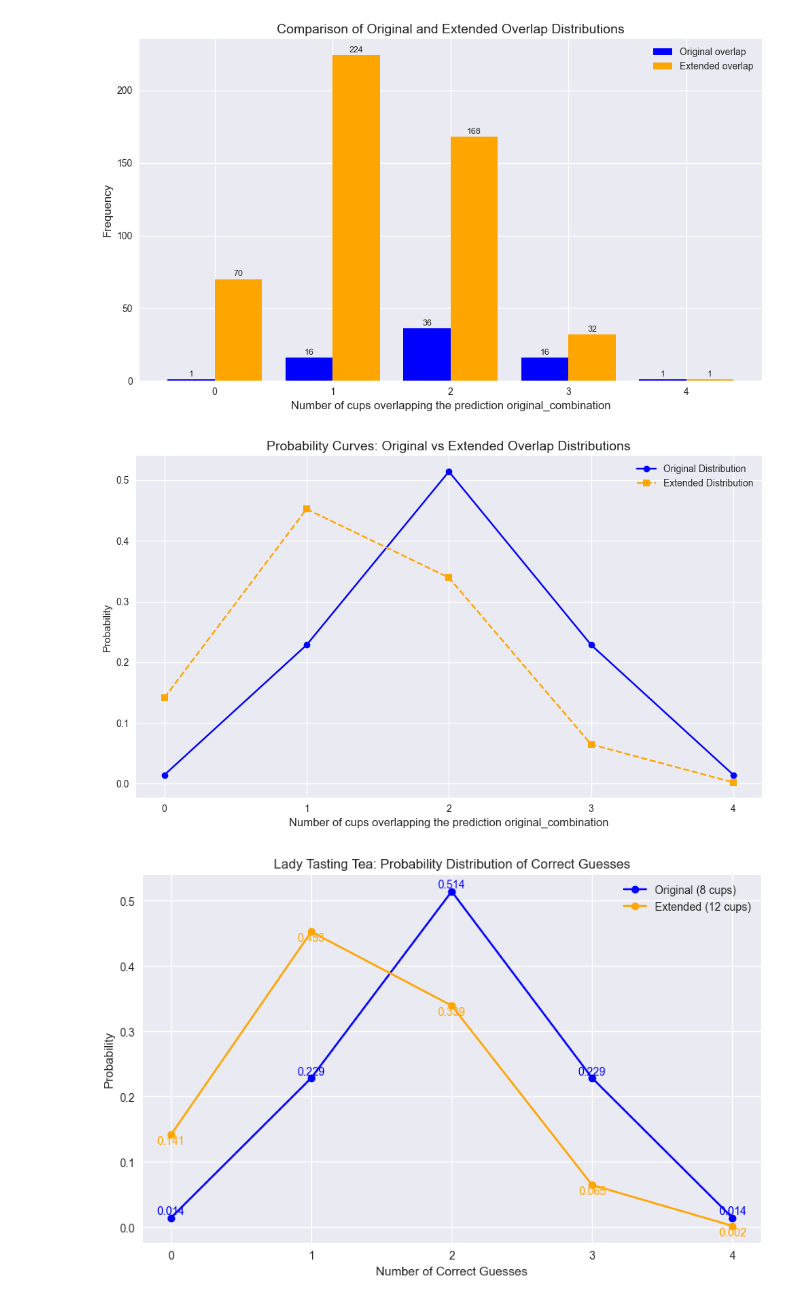
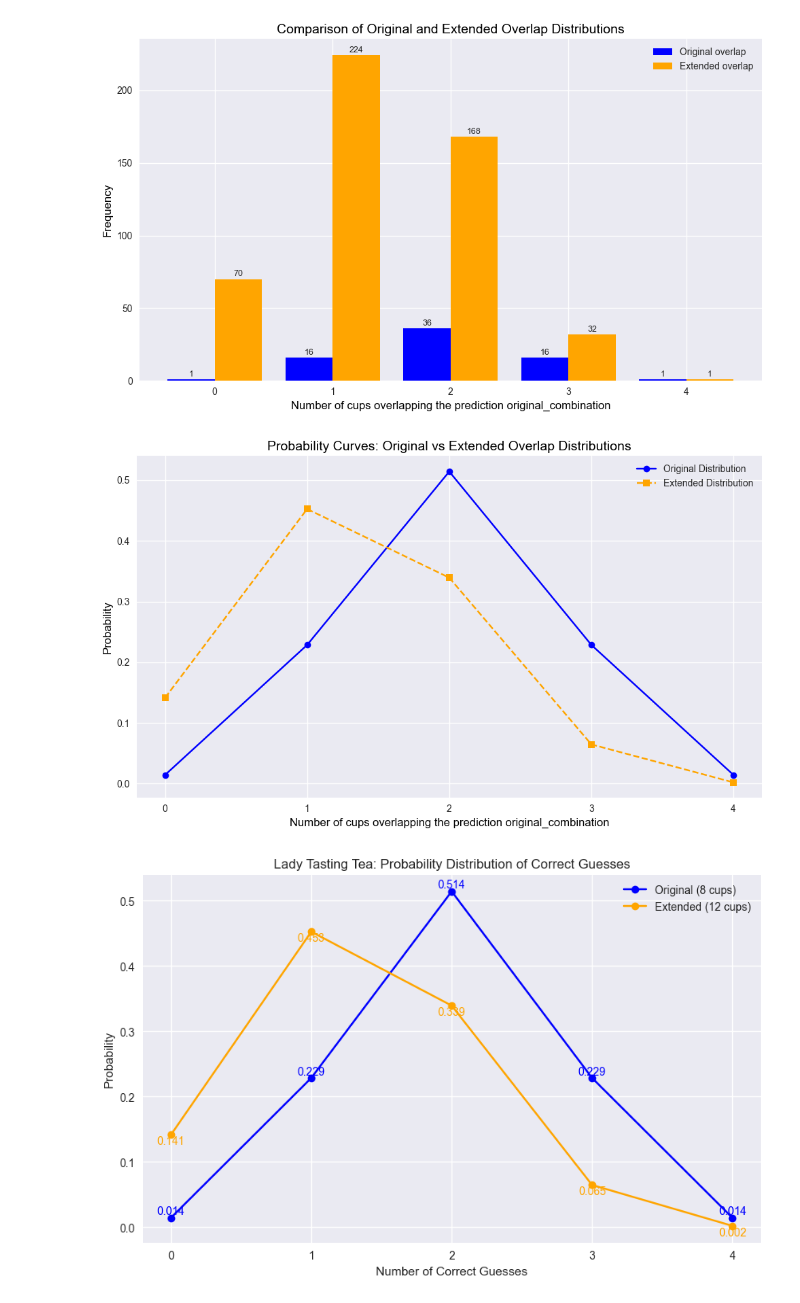
Before and after one commit to Laura6826/applied-statistics-8651, a Jupyter notebook: problems.ipynb, the cells around one changed output. Saved outputs shown, nothing was run; the diff lists cells and outputs as text; code cells hidden in the pictures.

```diff
--- a/problems.ipynb
+++ b/problems.ipynb
@@ -301,35 +301,35 @@ plt.show()
 # %%
 # Creating overlay plot of probability curves for original and extended overlap distributions
 # Original and extended frequency data
 original_counts = (np.array([0, 1, 2, 3, 4]), np.array([1, 16, 36, 16, 1]))
 extended_counts = (np.array([0, 1, 2, 3, 4]), np.array([70, 224, 168, 32, 1]))
 
 # Normalize to convert frequencies into probabilities
 original_probs = original_counts[1] / np.sum(original_counts[1])
 extended_probs = extended_counts[1] / np.sum(extended_counts[1])
 
 # Create the plot
 plt.style.use('seaborn-v0_8') # the -v0_8 version of the seaborn style is used for better aesthetics, as 'seaborn' alone has depreciated.
 plt.figure(figsize=(10, 6))
 
 # Plot original probability curve
 plt.plot(original_counts[0], original_probs, label='Original Distribution', color='blue', linestyle='-', marker='o')
 
 # Plot extended probability curve
 plt.plot(extended_counts[0], extended_probs, label='Extended Distribution', color='orange', linestyle='--', marker='s')
 
 # Add labels and title
-plt.xlabel('Number of cups overlapping the prediction original_combination', fontsize=12)
-plt.ylabel('Probability')
-plt.title('Probability Curves: Original vs Extended Overlap Distributions', fontsize=14)
+plt.xlabel('Number of cups overlapping the prediction original_combination', fontsize=12, color='black')
+plt.ylabel('Probability', fontsize=12, color='black')
+plt.title('Probability Curves: Original vs Extended Overlap Distributions', fontsize=14, color='black')
 plt.legend()
 plt.grid(True)
 
 # Force x-axis to show only whole numbers
 plt.xticks(np.arange(0, 5, 1))  # from 0 to 4, step 1
 plt.tight_layout()
 # %% [output]
-[figure, old version]
+[figure, new version]
 # %%
 # Enhancing Lady Tasting Tea probability curve with annotations (using Microsoft Co-pilot to help generate part of this graph)
 # Original and extended frequency data
```
Also changed, not shown: parts of 3 cells of this notebook.
